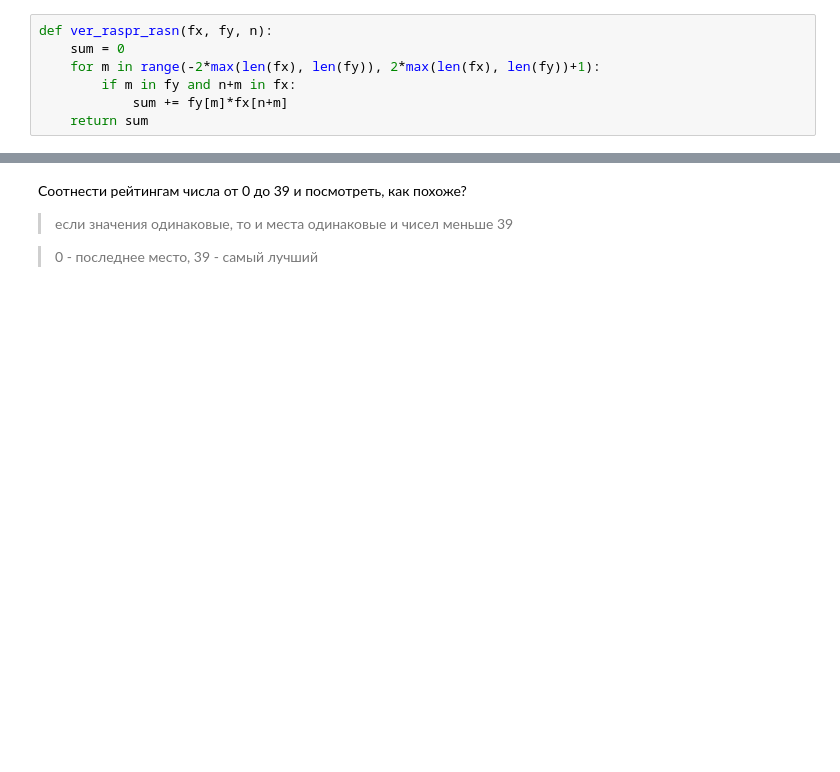
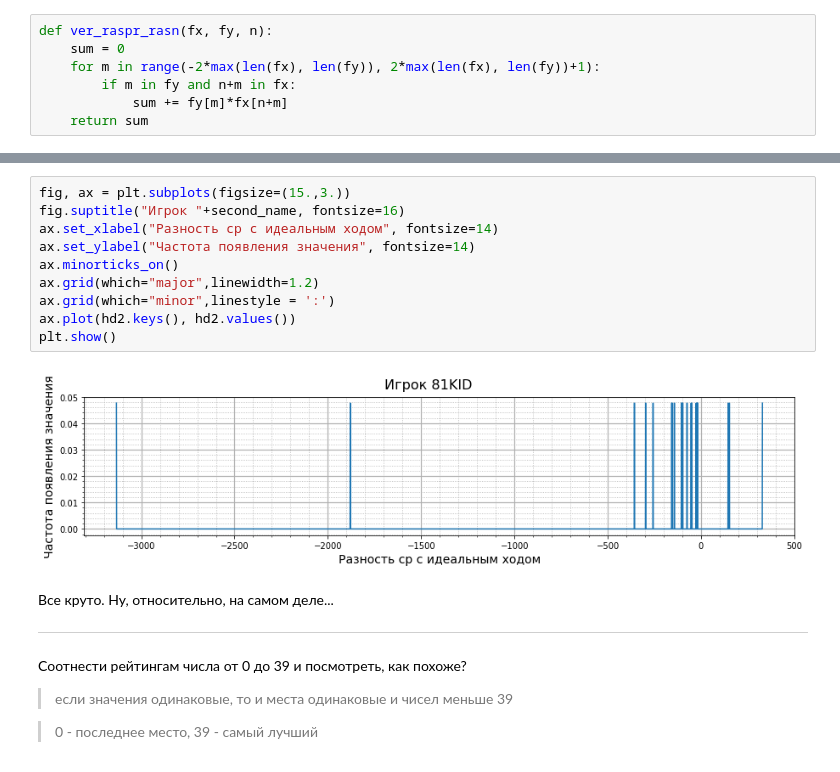
Before and after one commit to Ol333/gh, a Jupyter notebook: analisis.ipynb, the cells around one changed output, grey strips where cells are left out. Cells and saved outputs as stored; diff of their text form; blank space fills up the shorter version.

```diff
--- a/analisis.ipynb
+++ b/analisis.ipynb
@@ -688,3 +783,19 @@ print(expected_score)
+# %%
+fig, ax = plt.subplots(figsize=(15.,3.))
+fig.suptitle("Игрок "+second_name, fontsize=16)
+ax.set_xlabel("Разность cp с идеальным ходом", fontsize=14)
+ax.set_ylabel("Частота появления значения", fontsize=14)
+ax.minorticks_on()
+ax.grid(which="major",linewidth=1.2)
+ax.grid(which="minor",linestyle = ':')
+ax.plot(hd2.keys(), hd2.values())
+plt.show()
+# %% [output]
+[figure, added]
+# %% [markdown]
+Все круто. Ну, относительно, на самом деле...
+
+---
 # %% [markdown]
 Соотнести рейтингам числа от 0 до 39 и посмотреть, как похоже?
 
```
Also changed, not shown: parts of 23 cells of this notebook.
